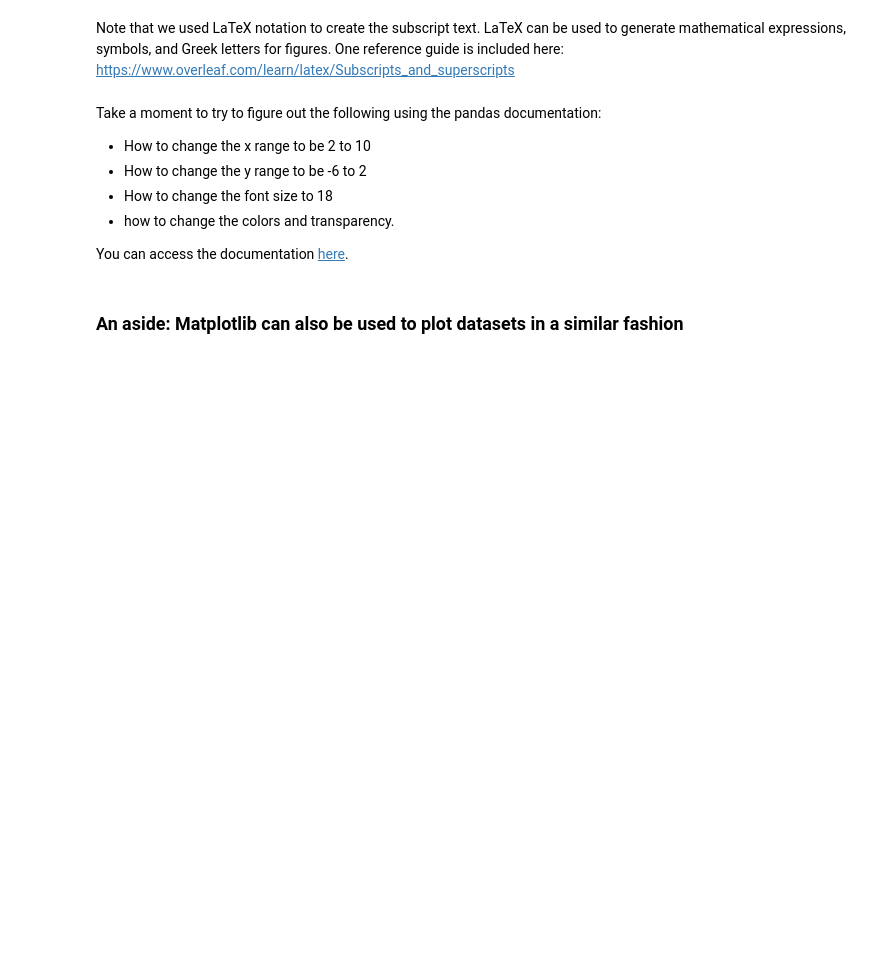
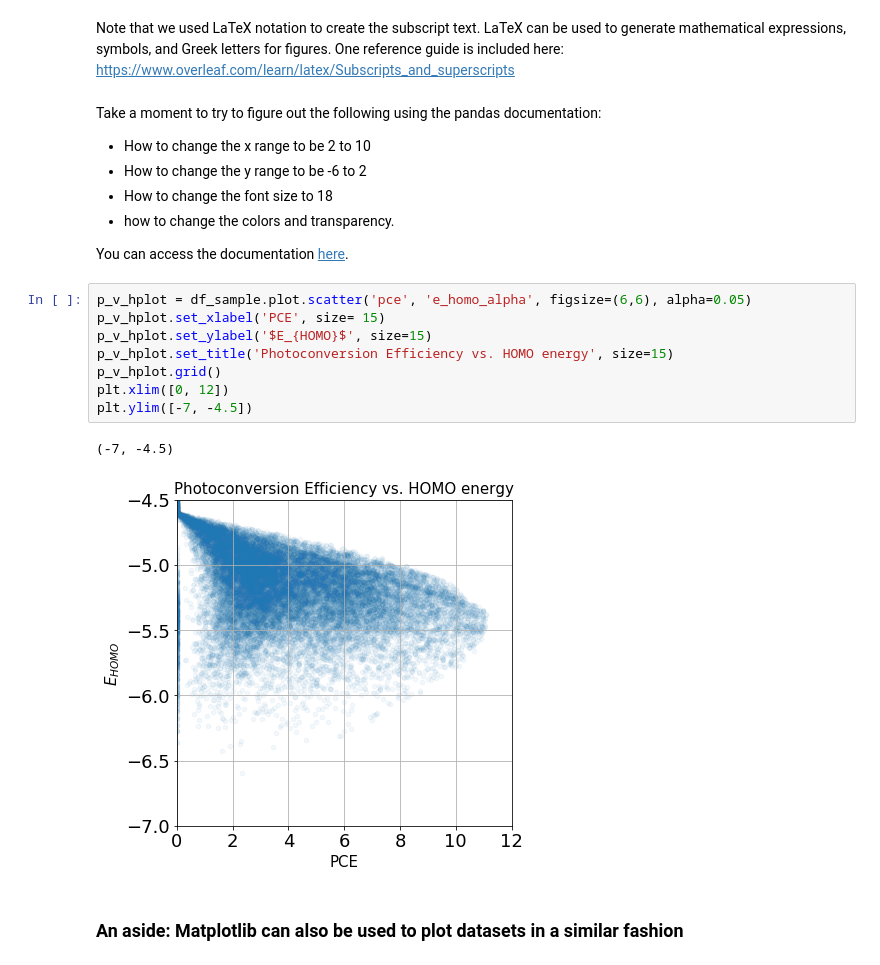
Before and after one commit to michaelm45/molecules, a Jupyter notebook: L2VisualizationCopy.ipynb, the cells around one changed output. Saved outputs shown, nothing was run; the diff lists cells and outputs as text; blank space fills up the shorter version.

```diff
--- a/L2VisualizationCopy.ipynb
+++ b/L2VisualizationCopy.ipynb
@@ -96,6 +111,17 @@ Take a moment to try to figure out the following using the pandas documentation:
 * how to change the colors and transparency.
 
 You can access the documentation [here](https://pandas.pydata.org/pandas-docs/stable/visualization.html).
+# %%
+p_v_hplot = df_sample.plot.scatter('pce', 'e_homo_alpha', figsize=(6,6), alpha=0.05)
+p_v_hplot.set_xlabel('PCE', size= 15)
+p_v_hplot.set_ylabel('$E_{HOMO}$', size=15)
+p_v_hplot.set_title('Photoconversion Efficiency vs. HOMO energy', size=15)
+p_v_hplot.grid()
+plt.xlim([0, 12])
+plt.ylim([-7, -4.5])
+# %% [output]
+(-7, -4.5)
+[figure, added]
 # %% [markdown]
 ### An aside: Matplotlib can also be used to plot datasets in a similar fashion
 # %% [markdown]
```
Also changed, not shown: parts of 9 cells of this notebook.
